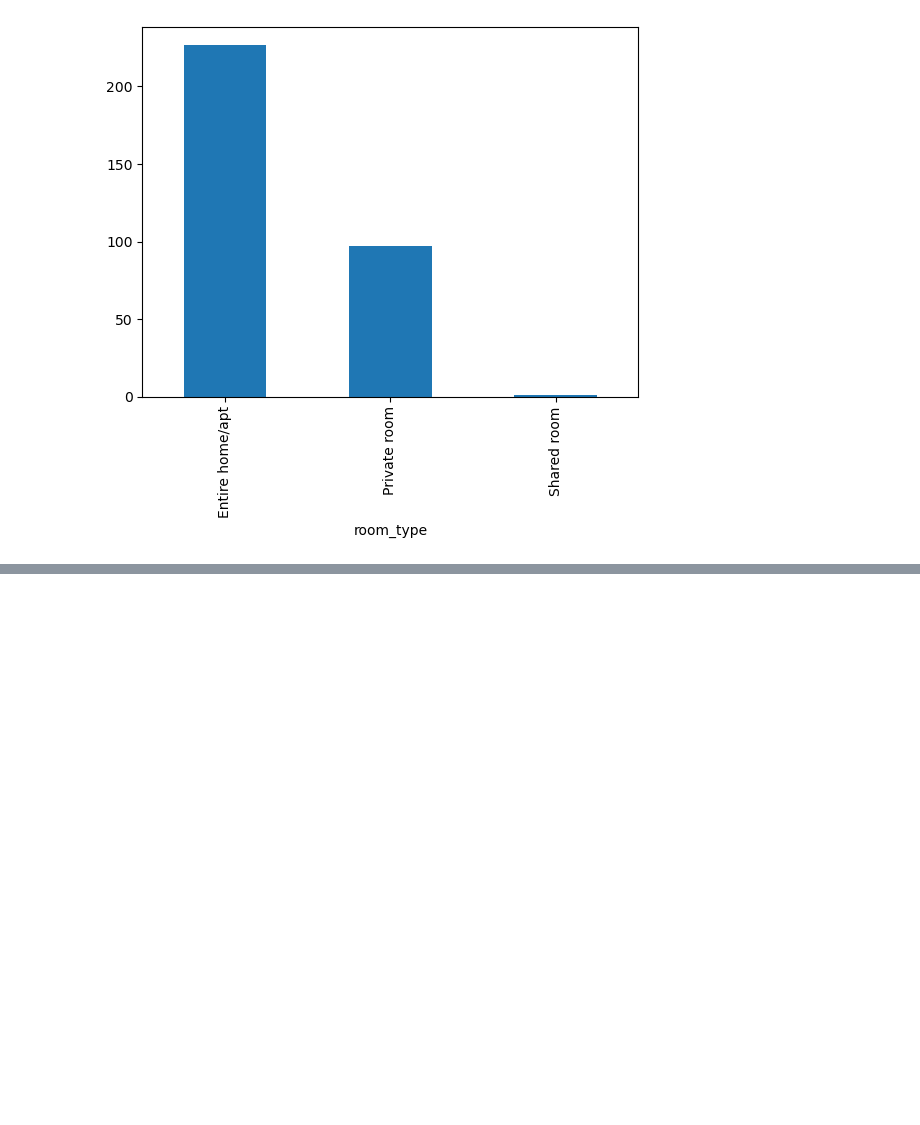
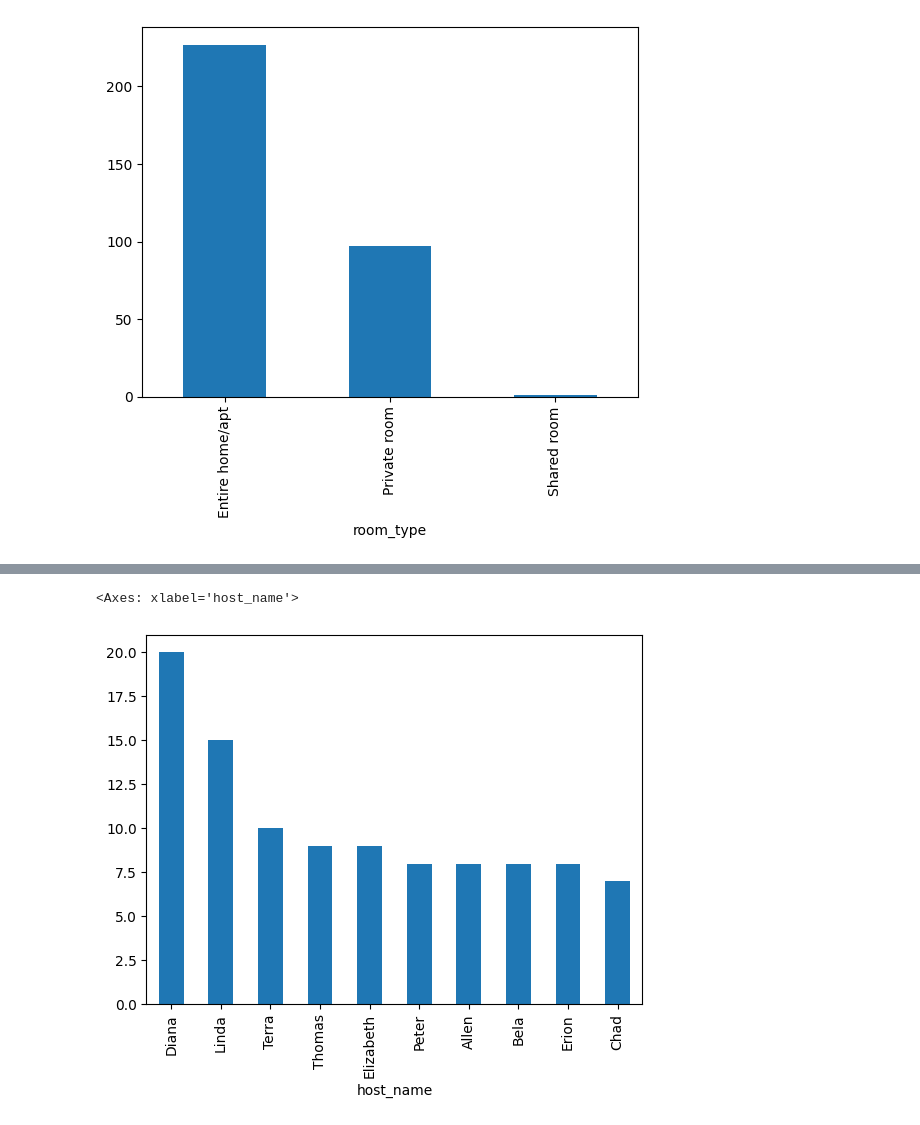
Before and after one commit to ABDULLAHHG/Airbnb-Listing, a Jupyter notebook: Untitled.ipynb, the cells around one changed output, grey strips where cells are left out. Cells and saved outputs as stored; diff of their text form; code cells hidden in the pictures; blank space fills up the shorter version.

```diff
--- a/Untitled.ipynb
+++ b/Untitled.ipynb
@@ -114,0 +135,5 @@ df.room_type.value_counts().plot(kind = "bar")
+# %%
+df.host_name.value_counts()[:10].plot(kind = "bar")
+# %% [output]
+<Axes: xlabel='host_name'>
+[figure, added]
```
Also changed, not shown: parts of 7 cells of this notebook.
